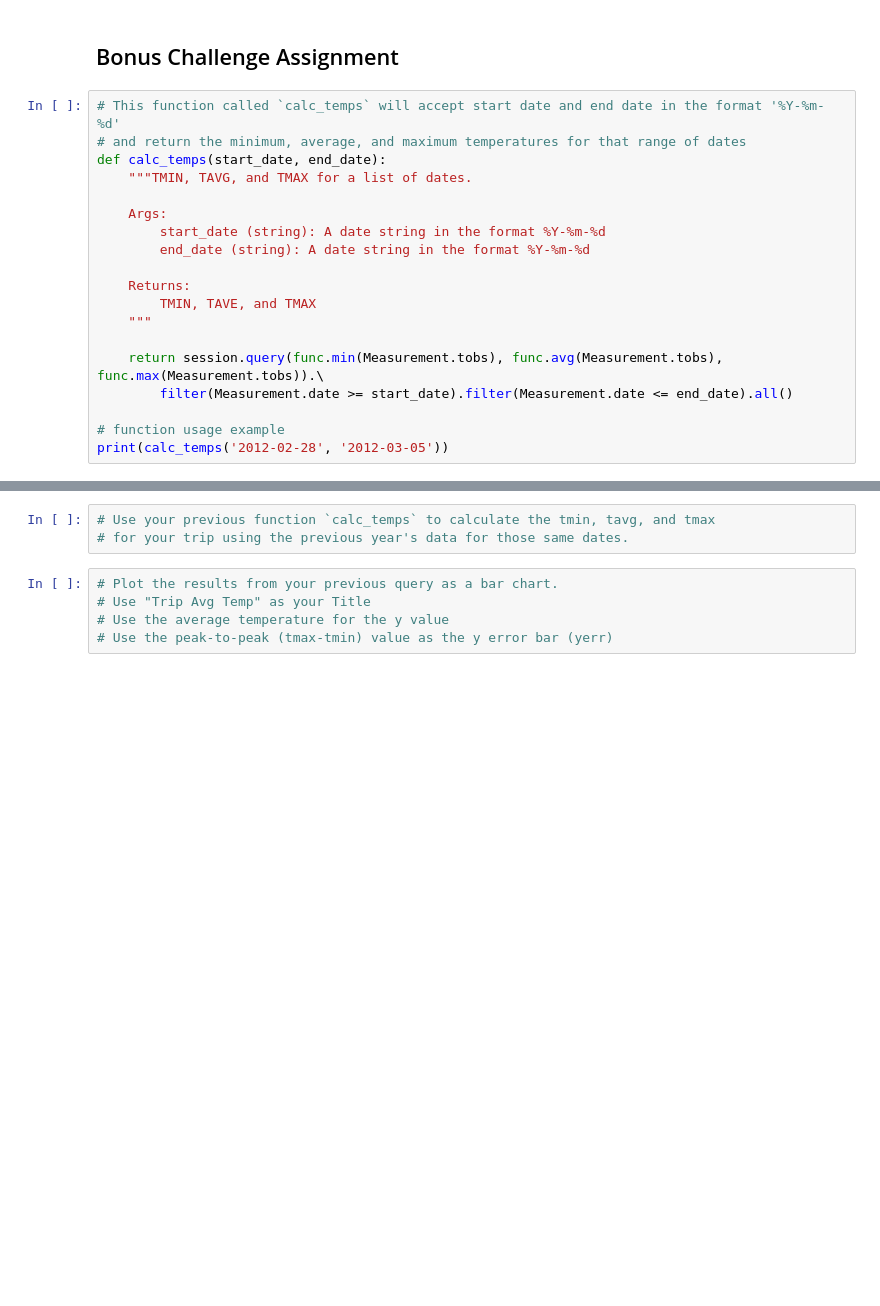
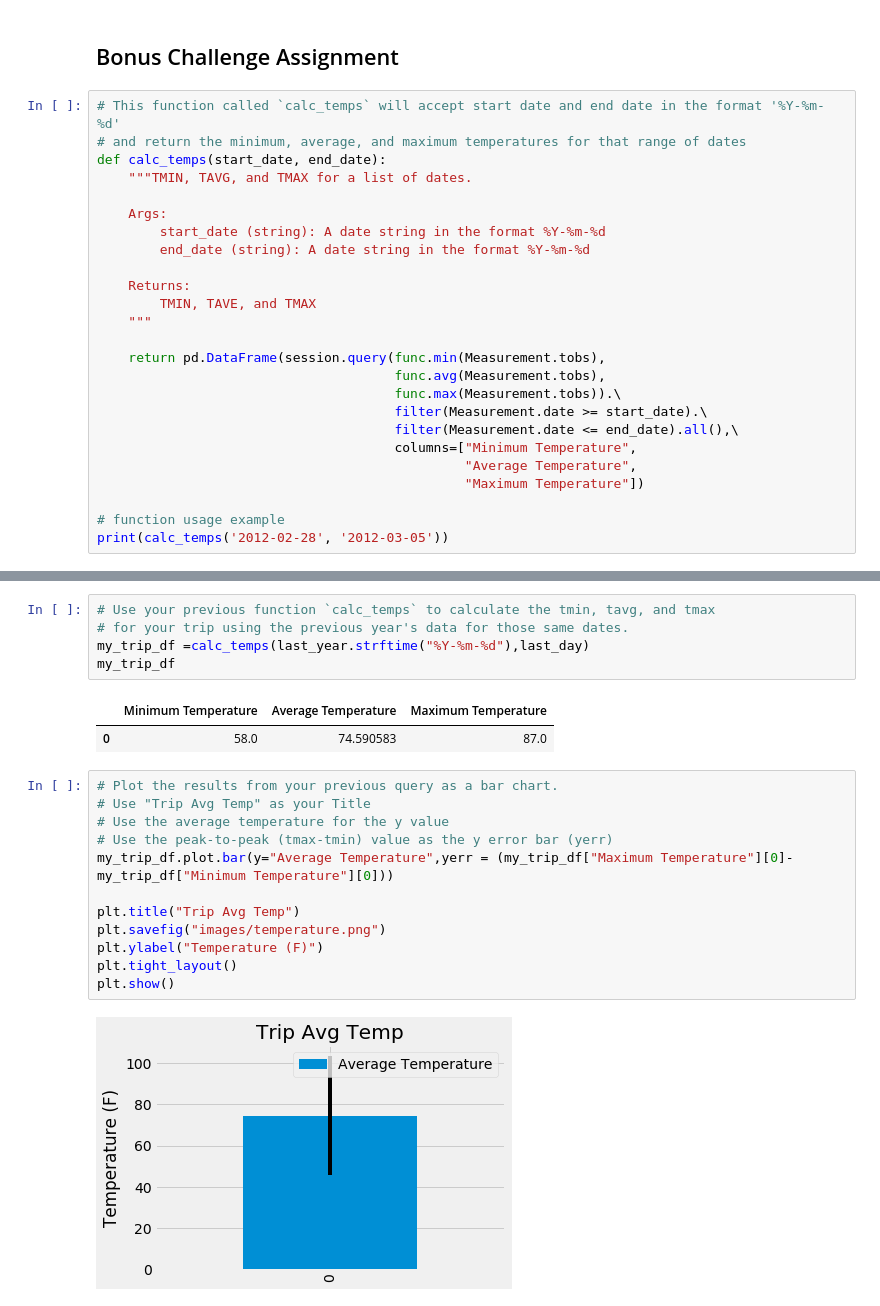
Before and after one commit to 87danielbradley/sqlalchemy-challenge, a Jupyter notebook: climate-sqlalchemy.ipynb, the cells around one changed output, grey strips where cells are left out. Drawn from its saved outputs; the diff is of its cells as text; blank space fills up the shorter version.

```diff
--- a/climate-sqlalchemy.ipynb
+++ b/climate-sqlalchemy.ipynb
@@ -213,8 +173,14 @@ def calc_temps(start_date, end_date):
         TMIN, TAVE, and TMAX
     """
 
-    return session.query(func.min(Measurement.tobs), func.avg(Measurement.tobs), func.max(Measurement.tobs)).\
-        filter(Measurement.date >= start_date).filter(Measurement.date <= end_date).all()
+    return pd.DataFrame(session.query(func.min(Measurement.tobs),
+                                      func.avg(Measurement.tobs),
+                                      func.max(Measurement.tobs)).\
+                                      filter(Measurement.date >= start_date).\
+                                      filter(Measurement.date <= end_date).all(),\
+                                      columns=["Minimum Temperature",
+                                               "Average Temperature",
+                                               "Maximum Temperature"])
 
 # function usage example
 print(calc_temps('2012-02-28', '2012-03-05'))
@@ -223,8 +190,22 @@ print(calc_temps('2012-02-28', '2012-03-05'))
 # %%
 # Use your previous function `calc_temps` to calculate the tmin, tavg, and tmax
 # for your trip using the previous year's data for those same dates.
+my_trip_df =calc_temps(last_year.strftime("%Y-%m-%d"),last_day)
+my_trip_df
+# %% [output]
+|  | Minimum Temperature | Average Temperature | Maximum Temperature |
+| 0 | 58.0 | 74.590583 | 87.0 |
 # %%
 # Plot the results from your previous query as a bar chart.
 # Use "Trip Avg Temp" as your Title
 # Use the average temperature for the y value
 # Use the peak-to-peak (tmax-tmin) value as the y error bar (yerr)
+my_trip_df.plot.bar(y="Average Temperature",yerr = (my_trip_df["Maximum Temperature"][0]-my_trip_df["Minimum Temperature"][0]))
+
+plt.title("Trip Avg Temp")
+plt.savefig("images/temperature.png")
+plt.ylabel("Temperature (F)")
+plt.tight_layout()
+plt.show()
+# %% [output]
+[figure, added]
```
Also changed, not shown: parts of 19 cells of this notebook, 9 other files.
